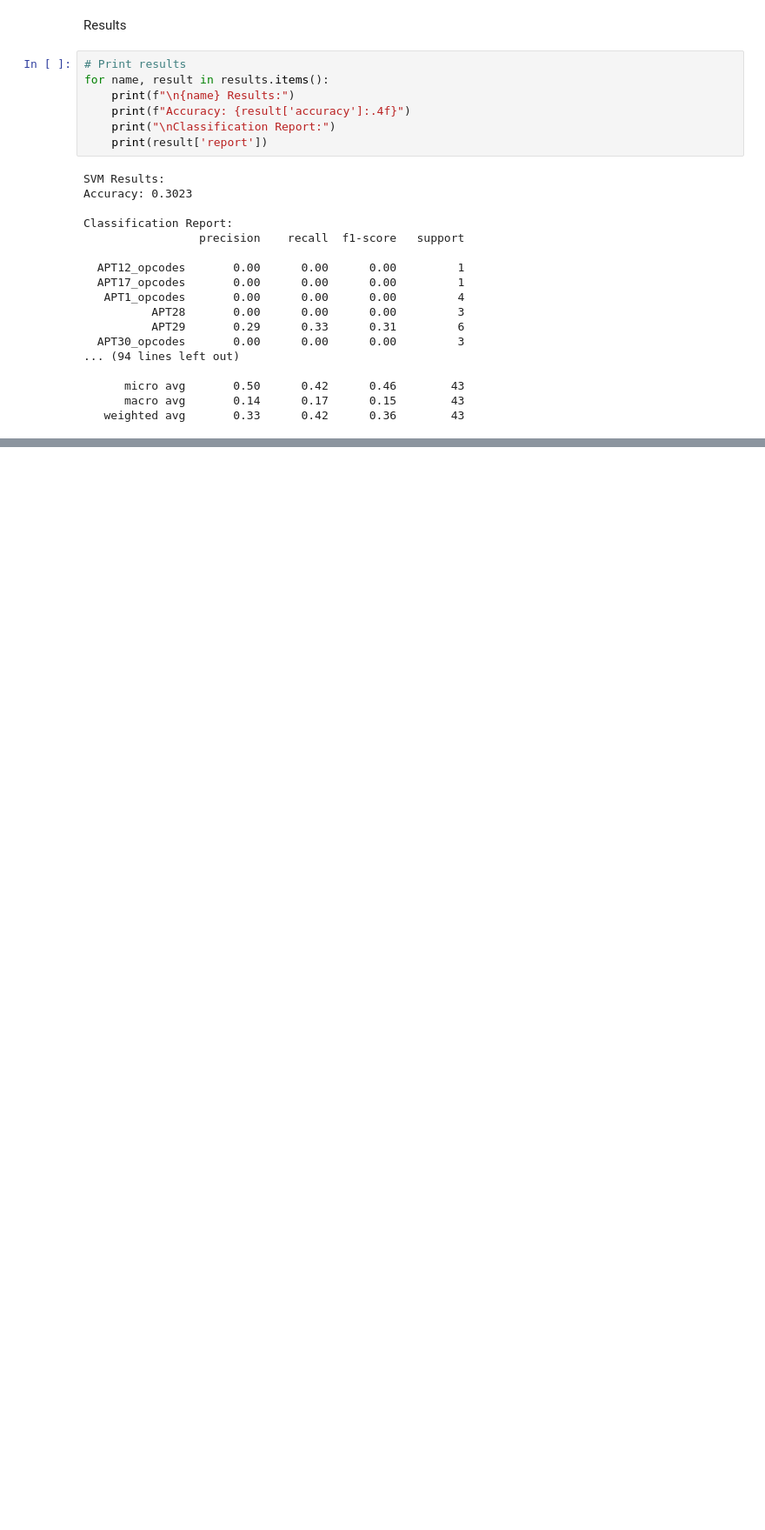
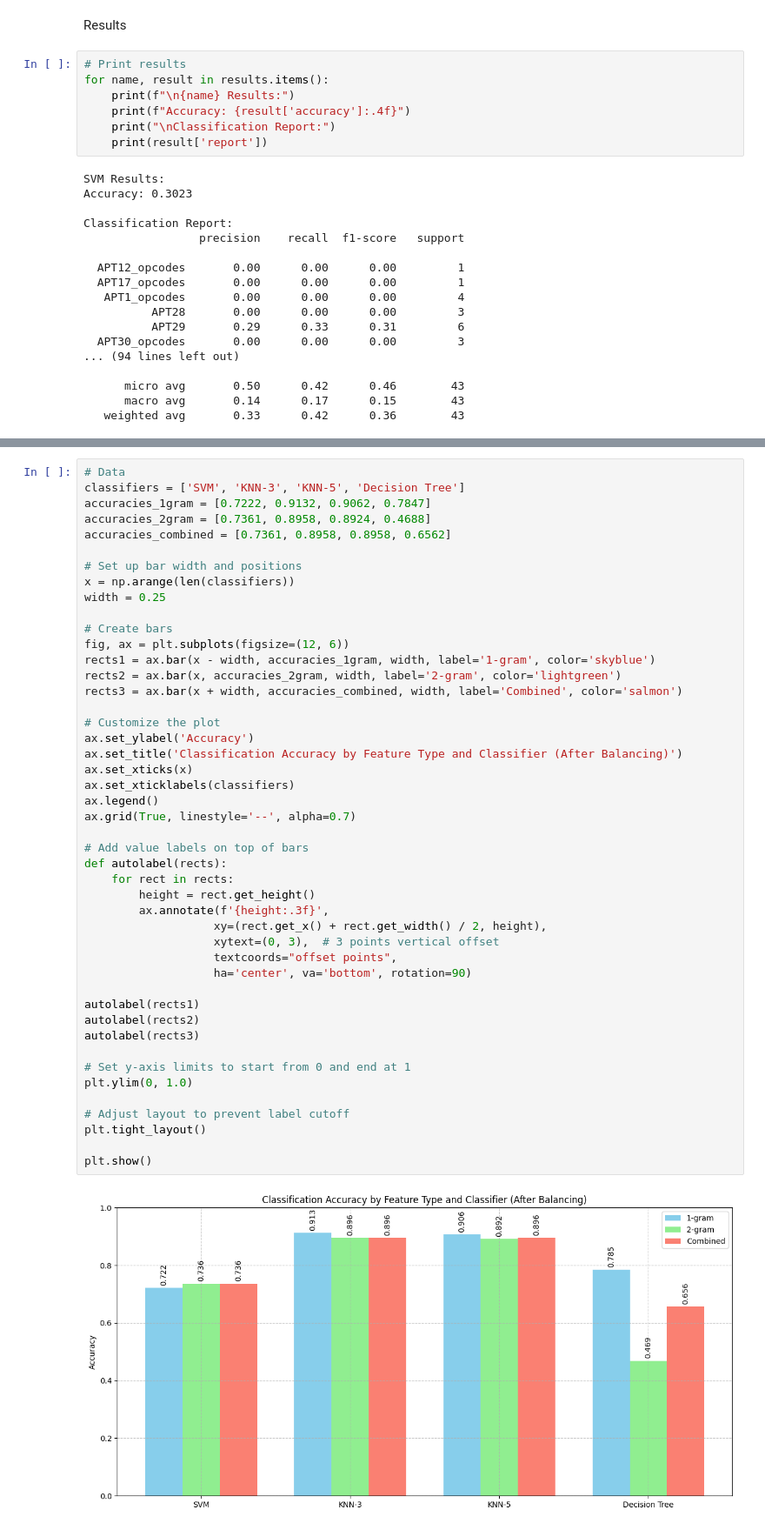
Before and after one commit to JeffinWithYa/apt_analysis_and_samples, a Jupyter notebook: submission_4_classifiers/apt_classification.ipynb, the cells around one changed output, grey strips where cells are left out. Shown: that part at 87% size. Cells and saved outputs as stored; diff of their text form; blank space fills up the shorter version.

```diff
--- a/submission_4_classifiers/apt_classification.ipynb
+++ b/submission_4_classifiers/apt_classification.ipynb
@@ -236,0 +550,48 @@ Classification Report:
+# %%
+# Data
+classifiers = ['SVM', 'KNN-3', 'KNN-5', 'Decision Tree']
+accuracies_1gram = [0.7222, 0.9132, 0.9062, 0.7847]
+accuracies_2gram = [0.7361, 0.8958, 0.8924, 0.4688]
+accuracies_combined = [0.7361, 0.8958, 0.8958, 0.6562]
+
+# Set up bar width and positions
+x = np.arange(len(classifiers))
+width = 0.25
+
+# Create bars
+fig, ax = plt.subplots(figsize=(12, 6))
+rects1 = ax.bar(x - width, accuracies_1gram, width, label='1-gram', color='skyblue')
+rects2 = ax.bar(x, accuracies_2gram, width, label='2-gram', color='lightgreen')
+rects3 = ax.bar(x + width, accuracies_combined, width, label='Combined', color='salmon')
+
+# Customize the plot
+ax.set_ylabel('Accuracy')
+ax.set_title('Classification Accuracy by Feature Type and Classifier (After Balancing)')
+ax.set_xticks(x)
+ax.set_xticklabels(classifiers)
+ax.legend()
+ax.grid(True, linestyle='--', alpha=0.7)
+
+# Add value labels on top of bars
+def autolabel(rects):
+    for rect in rects:
+        height = rect.get_height()
+        ax.annotate(f'{height:.3f}',
+                   xy=(rect.get_x() + rect.get_width() / 2, height),
+                   xytext=(0, 3),  # 3 points vertical offset
+                   textcoords="offset points",
+                   ha='center', va='bottom', rotation=90)
+
+autolabel(rects1)
+autolabel(rects2)
+autolabel(rects3)
+
+# Set y-axis limits to start from 0 and end at 1
+plt.ylim(0, 1.0)
+
+# Adjust layout to prevent label cutoff
+plt.tight_layout()
+
+plt.show()
+# %% [output]
+[figure, added]
```
Also changed, not shown: parts of 7 cells of this notebook.
